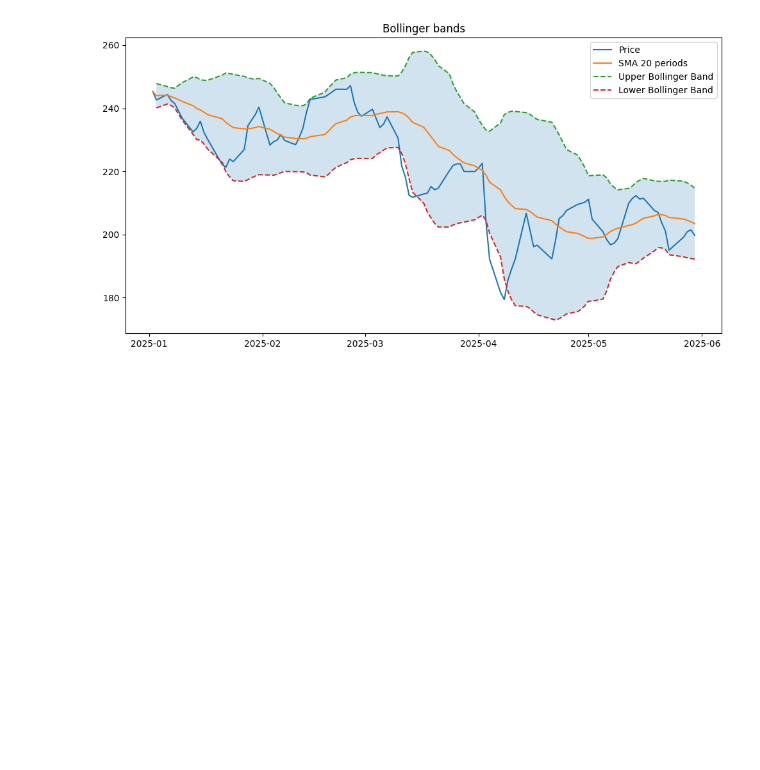
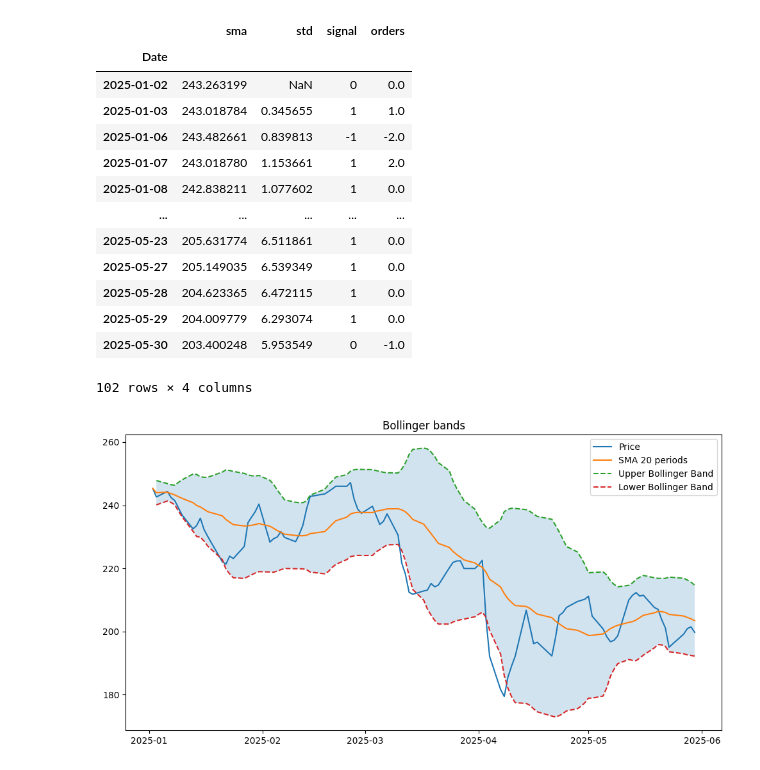
Before and after one commit to elissamim/quant_research_toolbox, a Jupyter notebook: notebooks/1-momentum_sma_crossover.ipynb, the cells around one changed output. Cells and saved outputs as stored; diff of their text form; code cells hidden in the pictures; blank space fills up the shorter version.

```diff
--- a/notebooks/1-momentum_sma_crossover.ipynb
+++ b/notebooks/1-momentum_sma_crossover.ipynb
@@ -57,6 +57,23 @@ Momentum.naive_momentum(df_aapl, "ohlc_price")
 | 2025-05-29 | 78 | 0 | 0.552502 | 0 |
 | 2025-05-30 | 79 | 0 | -1.722496 | 0 |
 102 rows × 4 columns
+# %%
+MeanReversion.sma_mean_reversion(df_aapl, "ohlc_price")
+# %% [output]
+|  | sma | std | signal | orders |
+| Date |  |  |  |  |
+| 2025-01-02 | 243.263199 | NaN | 0 | 0.0 |
+| 2025-01-03 | 243.018784 | 0.345655 | 1 | 1.0 |
+| 2025-01-06 | 243.482661 | 0.839813 | -1 | -2.0 |
+| 2025-01-07 | 243.018780 | 1.153661 | 1 | 2.0 |
+| 2025-01-08 | 242.838211 | 1.077602 | 1 | 0.0 |
+| ... | ... | ... | ... | ... |
+| 2025-05-23 | 205.631774 | 6.511861 | 1 | 0.0 |
+| 2025-05-27 | 205.149035 | 6.539349 | 1 | 0.0 |
+| 2025-05-28 | 204.623365 | 6.472115 | 1 | 0.0 |
+| 2025-05-29 | 204.009779 | 6.293074 | 1 | 0.0 |
+| 2025-05-30 | 203.400248 | 5.953549 | 0 | -1.0 |
+102 rows × 4 columns
 # %%
 bollinger_bands(df_aapl["ohlc_price"])
 # %% [output]
```
Also changed, not shown: parts of 3 cells of this notebook, 1 other file.
